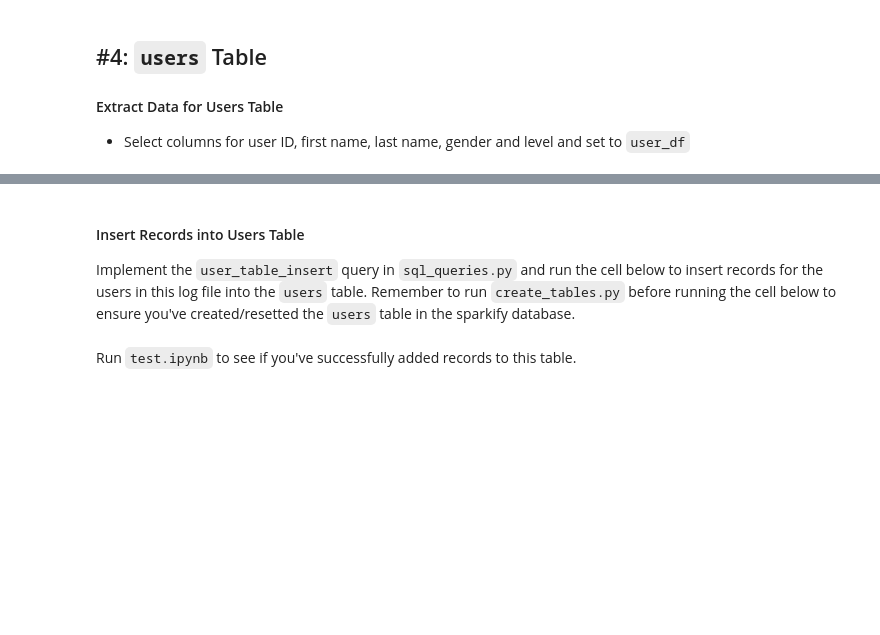
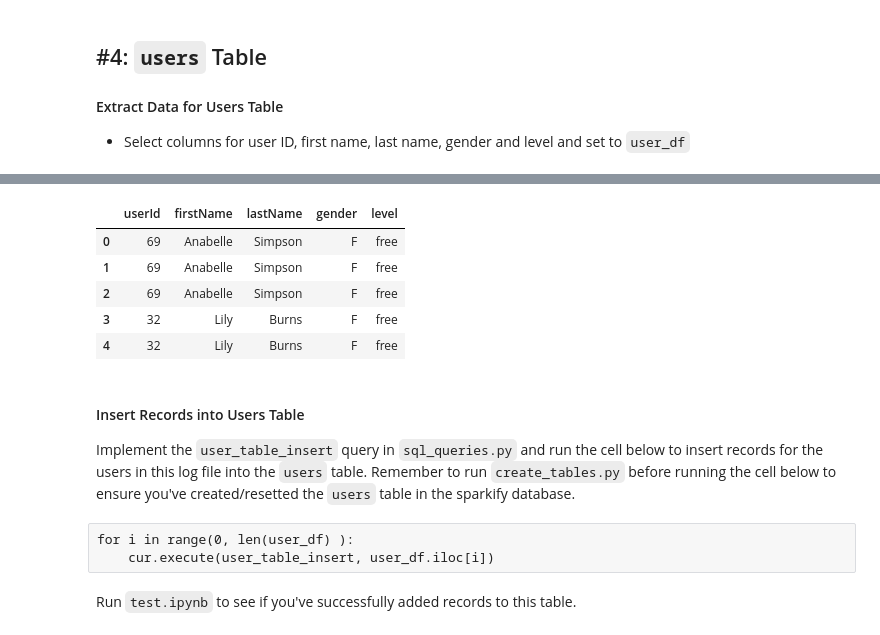
Before and after one commit to risarora/Udacity-Data-Engineering-Nanodegree, a Jupyter notebook: Project 1 Data Modeling with Postgres/etl.ipynb, the cells around one changed output, grey strips where cells are left out. Saved outputs shown, nothing was run; the diff lists cells and outputs as text; code cells hidden in the pictures; blank space fills up the shorter version.

```diff
--- a/Project 1 Data Modeling with Postgres/etl.ipynb
+++ b/Project 1 Data Modeling with Postgres/etl.ipynb
@@ -231,3 +275,15 @@ user_df =
+# %%
+user_cols = ['userId', 'firstName', 'lastName', 'gender', 'level']
+#user_id
+user_df = dfxxzt[user_cols]
+user_df.head()
+# %% [output]
+|  | userId | firstName | lastName | gender | level |
+| 0 | 69 | Anabelle | Simpson | F | free |
+| 1 | 69 | Anabelle | Simpson | F | free |
+| 2 | 69 | Anabelle | Simpson | F | free |
+| 3 | 32 | Lily | Burns | F | free |
+| 4 | 32 | Lily | Burns | F | free |
 # %% [markdown]
 #### Insert Records into Users Table
 Implement the `user_table_insert` query in `sql_queries.py` and run the cell below to insert records for the users in this log file into the `users` table. Remember to run `create_tables.py` before running the cell below to ensure you've created/resetted the `users` table in the sparkify database.
@@ -238,3 +296,6 @@ for i, row in user_df.iterrows():
+# %% [raw]
+for i in range(0, len(user_df) ):
+    cur.execute(user_table_insert, user_df.iloc[i])
 # %% [markdown]
 Run `test.ipynb` to see if you've successfully added records to this table.
 # %% [markdown]
```
Also changed, not shown: parts of 31 cells of this notebook, 2 other files.
